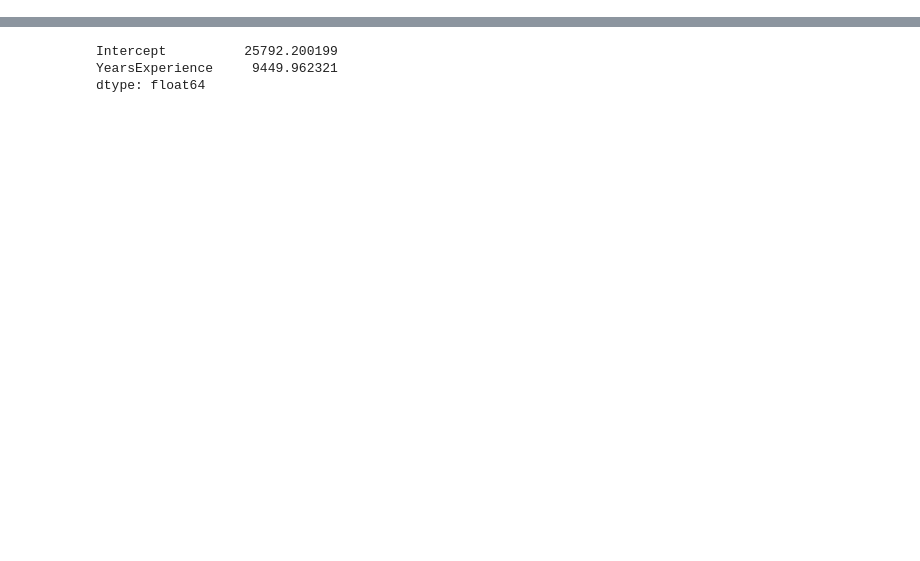
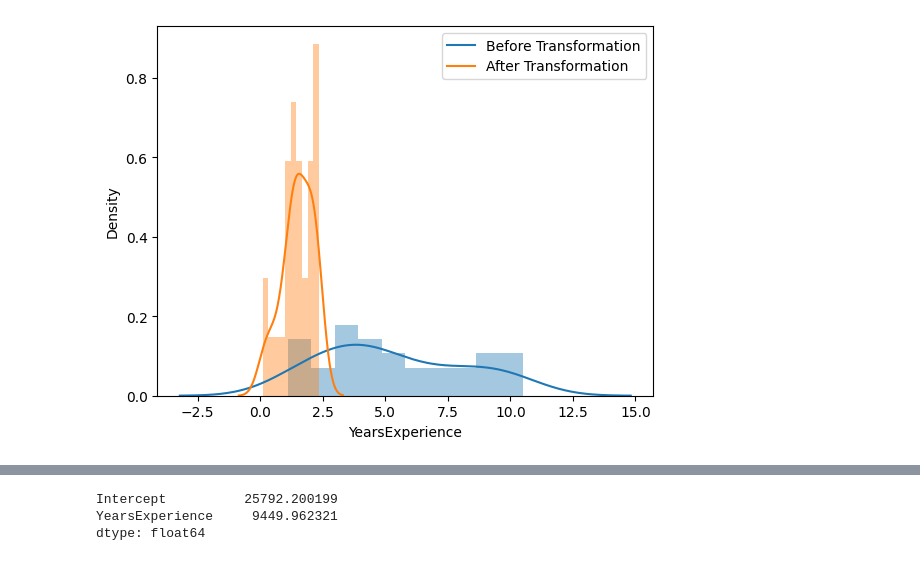
Before and after one commit to sailu708d/ASSIGN_04-SLRQ2.ipynb, a Jupyter notebook: ASSIGN_04_SLRQ2.ipynb, the cells around one changed output, grey strips where cells are left out. Drawn from its saved outputs; the diff is of its cells as text; code cells hidden in the pictures; blank space fills up the shorter version.

```diff
--- a/ASSIGN_04_SLRQ2.ipynb
+++ b/ASSIGN_04_SLRQ2.ipynb
@@ -81,0 +153,8 @@ model=smf.ols(('Salary~YearsExperience'),data=dataset).fit()
+# %%
+labels = ['Before Transformation','After Transformation']
+sns.distplot(df['YearsExperience'], bins = 10, kde = True)
+sns.distplot(np.log(df['YearsExperience']), bins = 10, kde = True)
+plt.legend(labels)
+plt.show()
+# %% [output]
+[figure, added]
```
Also changed, not shown: parts of 75 cells of this notebook.
